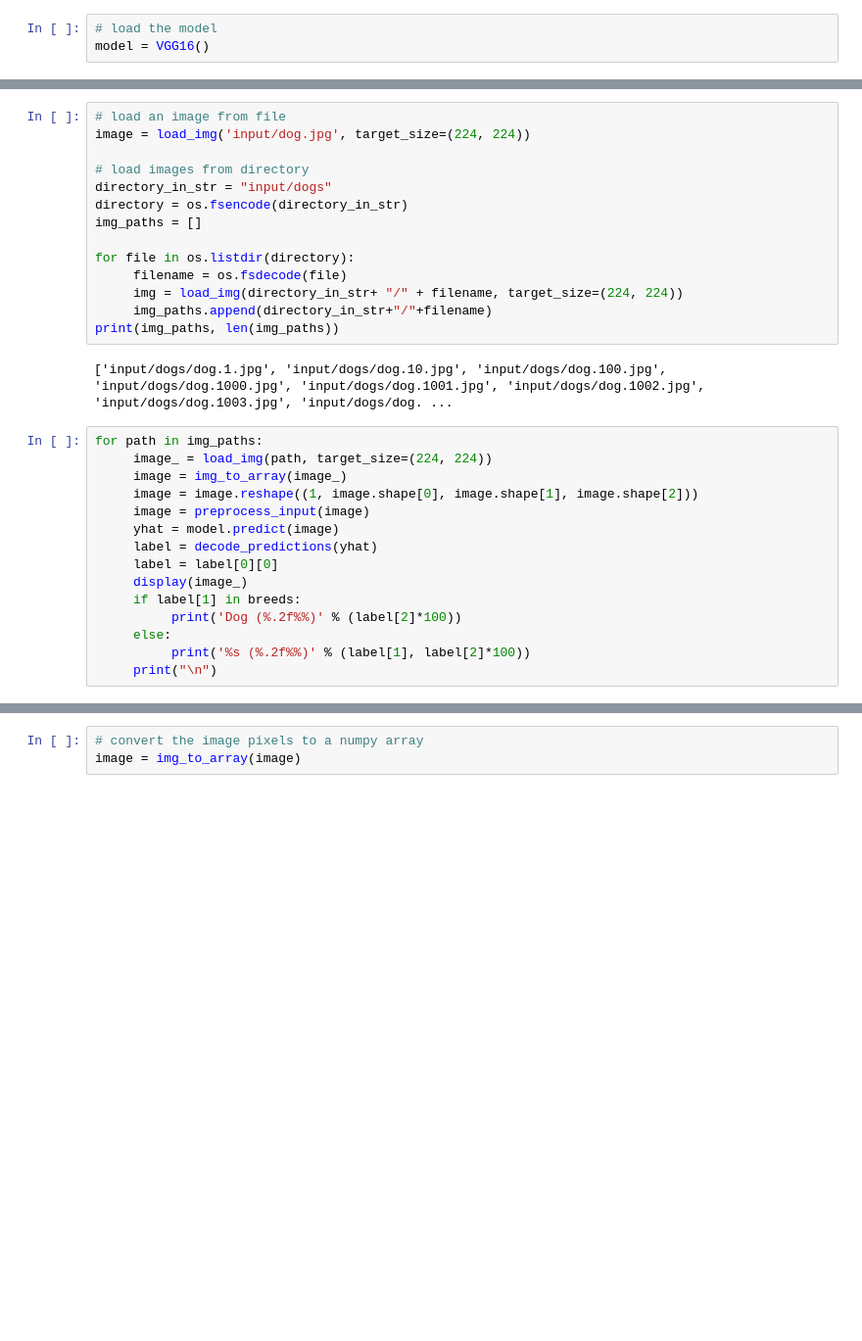
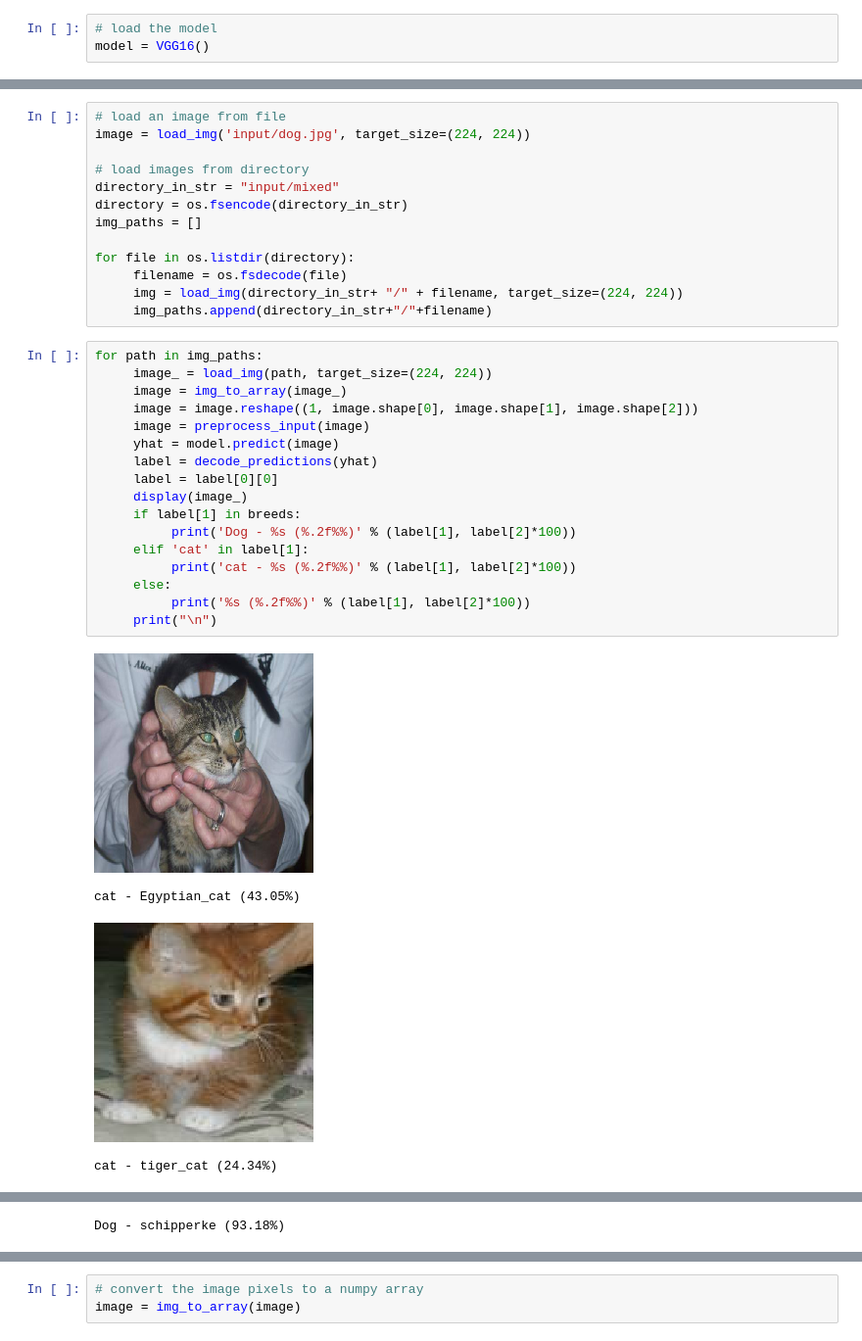
Before and after one commit to Shiloli-r/image-classifier, a Jupyter notebook: predictor.ipynb, the cells around one changed output, grey strips where cells are left out. Shown at 98% size. Cells and saved outputs as stored; diff of their text form; blank space fills up the shorter version.

```diff
--- a/predictor.ipynb
+++ b/predictor.ipynb
@@ -23,7 +20,7 @@ print(breeds, len(breeds))
 image = load_img('input/dog.jpg', target_size=(224, 224))
 
 # load images from directory
-directory_in_str = "input/dogs"
+directory_in_str = "input/mixed"
 directory = os.fsencode(directory_in_str)
 img_paths = []
 
@@ -31,21 +28,25 @@ for file in os.listdir(directory):
      filename = os.fsdecode(file)
      img = load_img(directory_in_str+ "/" + filename, target_size=(224, 224))
      img_paths.append(directory_in_str+"/"+filename)
-print(img_paths, len(img_paths))
-# %% [output]
-['input/dogs/dog.1.jpg', 'input/dogs/dog.10.jpg', 'input/dogs/dog.100.jpg', 'input/dogs/dog.1000.jpg', 'input/dogs/dog.1001.jpg', 'input/dogs/dog.1002.jpg', 'input/dogs/dog.1003.jpg', 'input/dogs/dog. ...
 # %%
 for path in img_paths:
      image_ = load_img(path, target_size=(224, 224))
      image = img_to_array(image_)
      image = image.reshape((1, image.shape[0], image.shape[1], image.shape[2]))
      image = preprocess_input(image)
      yhat = model.predict(image)
      label = decode_predictions(yhat)
      label = label[0][0]
      display(image_)
      if label[1] in breeds:
-          print('Dog (%.2f%%)' % (label[2]*100))
+          print('Dog - %s (%.2f%%)' % (label[1], label[2]*100))
+     elif 'cat' in label[1]:
+          print('cat - %s (%.2f%%)' % (label[1], label[2]*100))
      else:
           print('%s (%.2f%%)' % (label[1], label[2]*100))
      print("\n")
+# %% [output]
+[figure, added]
+cat - Egyptian_cat (43.05%)
+[figure, added]
+cat - tiger_cat (24.34%)
@@ -51,0 +54 @@ for path in img_paths:
+Dog - schipperke (93.18%)
```
Also changed, not shown: parts of 2 cells of this notebook, 1 other file.
